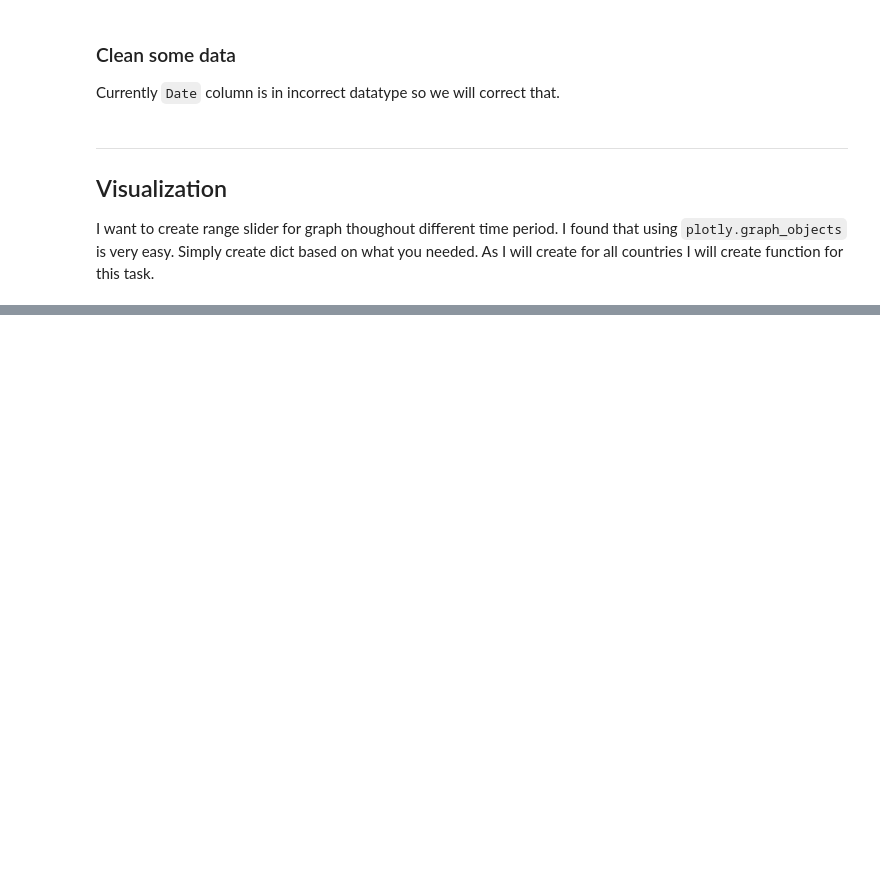
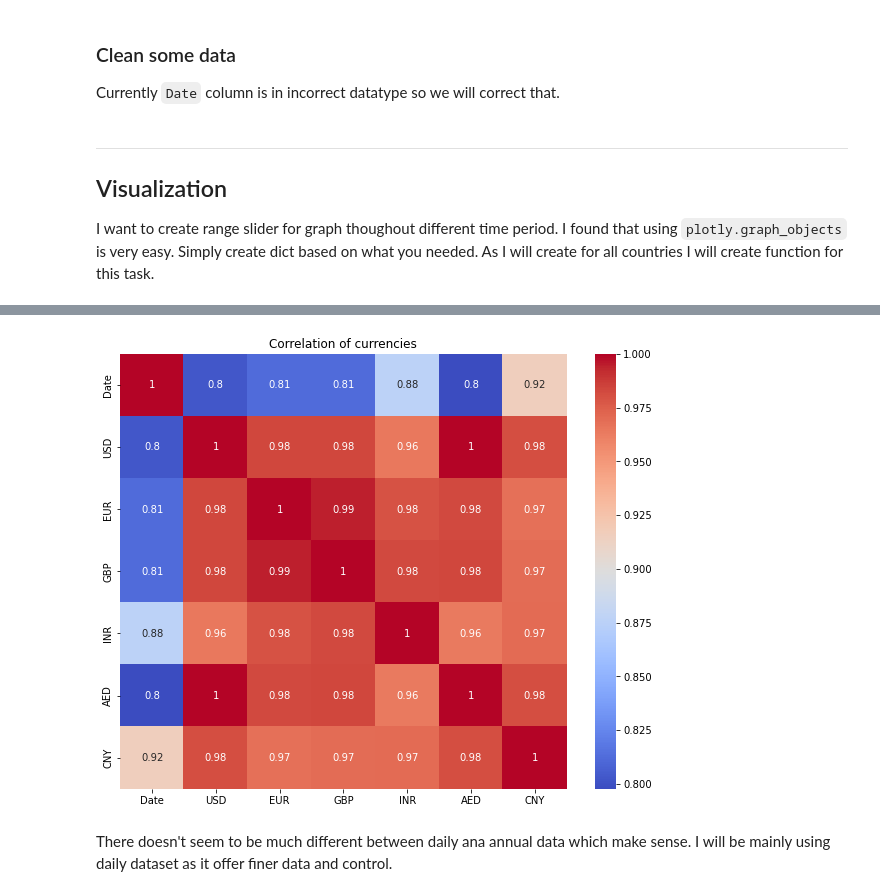
Before and after one commit to vclzez/DATA, a Jupyter notebook: Kaggle/Gold Rate/EDA Gold Rate and forecast.ipynb, the cells around one changed output, grey strips where cells are left out. Cells and saved outputs as stored; diff of their text form; code cells hidden in the pictures; blank space fills up the shorter version.

```diff
--- a/Kaggle/Gold Rate/EDA Gold Rate and forecast.ipynb
+++ b/Kaggle/Gold Rate/EDA Gold Rate and forecast.ipynb
@@ -173,7 +177,6 @@ Currently `Date` column is in incorrect datatype so we will correct that.
 # %%
 # Change to y/m/d date format
 daily['Date'] = pd.to_datetime(daily['Date'], format="%Y-%m-%d")
-annual['Date'] = pd.to_datetime(annual['Date'], format="%Y-%m-%d")
 # %% [markdown]
 ---
 ## Visualization
@@ -196,0 +220,12 @@ def plot_daily(currency):
+# %%
+# Annual
+correlation = annual.corr()
+f, ax = plt.subplots(figsize=(10,8))
+plt.title('Correlation of currencies')
+sns.heatmap(correlation, annot=True, cmap='coolwarm')
+plt.show()
+# %% [output]
+[figure, added]
+# %% [markdown]
+There doesn't seem to be much different between daily ana annual data which make sense.
+I will be mainly using daily dataset as it offer finer data and control.
```
Also changed, not shown: parts of 14 cells of this notebook.
